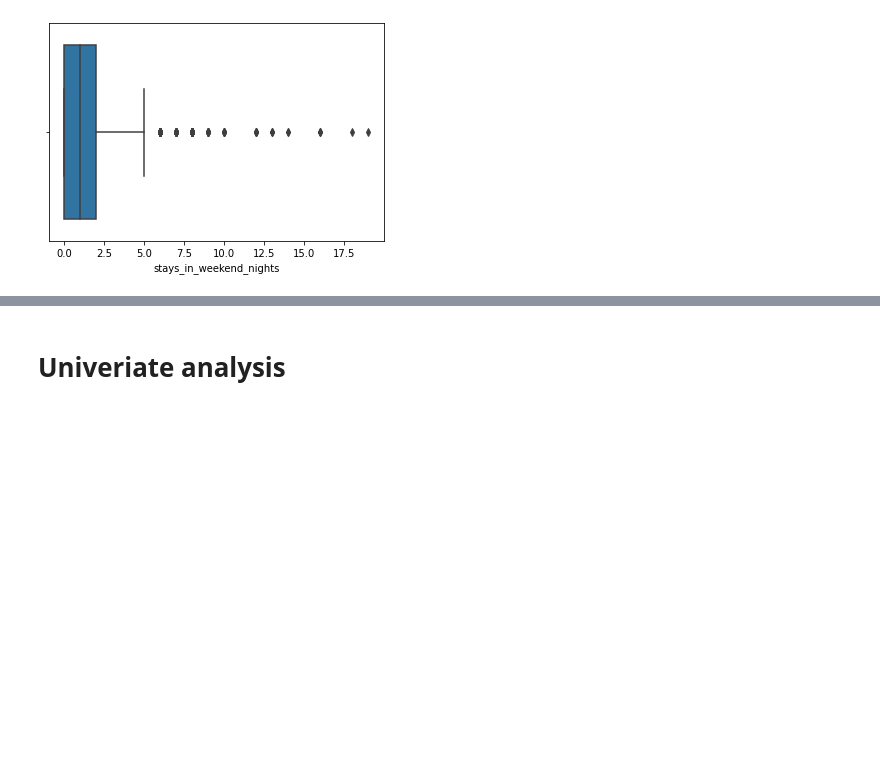
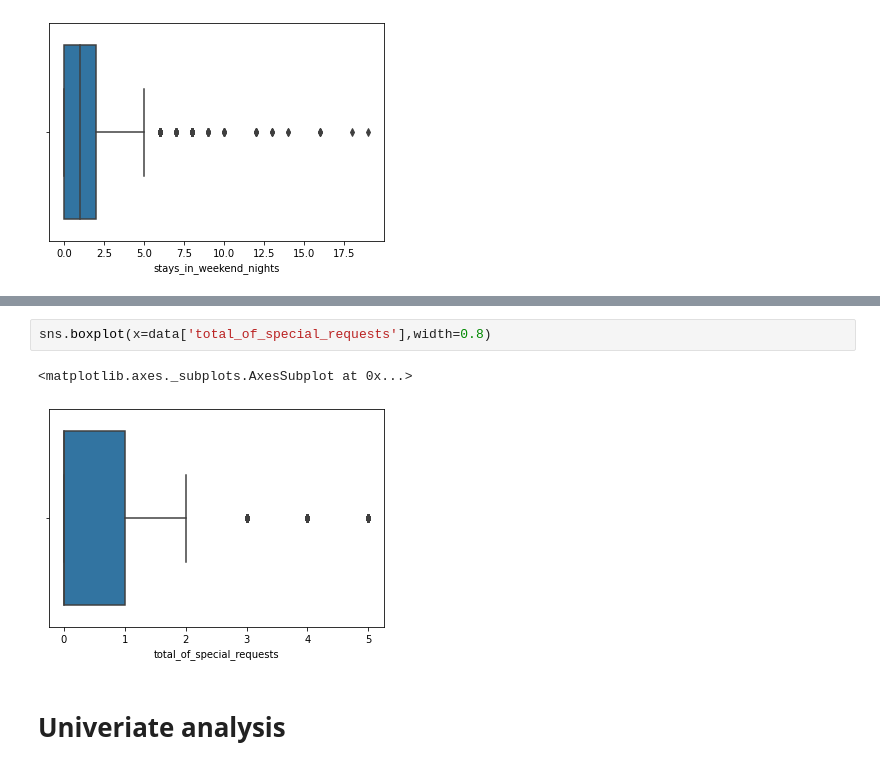
Before and after one commit to aynaval/Hotel-booking-analysis_EDA, a Jupyter notebook: EDA_Capstone_Project.ipynb, the cells around one changed output, grey strips where cells are left out. Saved outputs shown, nothing was run; the diff lists cells and outputs as text; blank space fills up the shorter version.

```diff
--- a/EDA_Capstone_Project.ipynb
+++ b/EDA_Capstone_Project.ipynb
@@ -373,3 +361,8 @@ Name: stays_in_weekend_nights, dtype: int64
+# %%
+sns.boxplot(x=data['total_of_special_requests'],width=0.8)
+# %% [output]
+<matplotlib.axes._subplots.AxesSubplot at 0x...>
+[figure, added]
 # %% [markdown]
 # **Univeriate analysis**
 # %%
```
Also changed, not shown: parts of 13 cells of this notebook.
